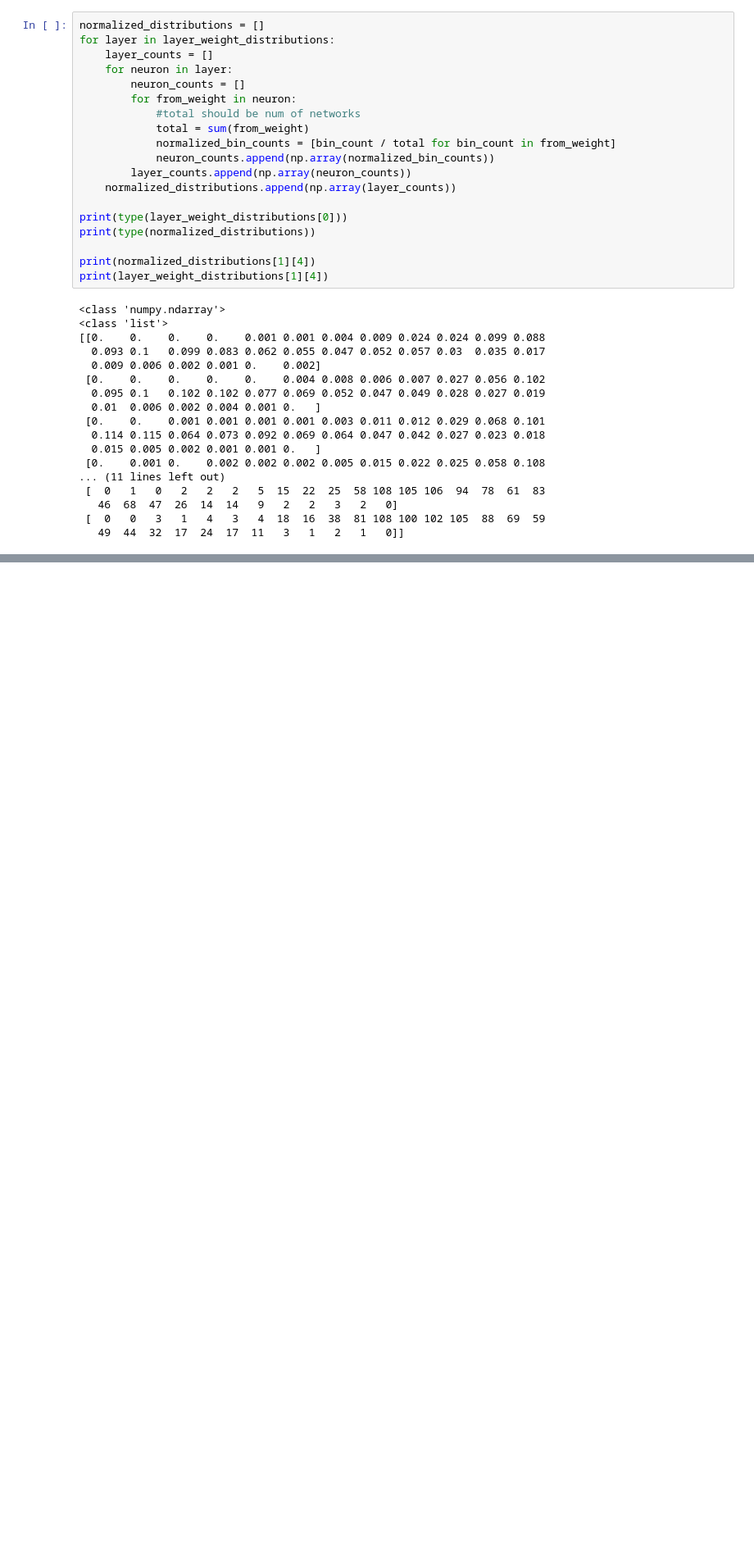
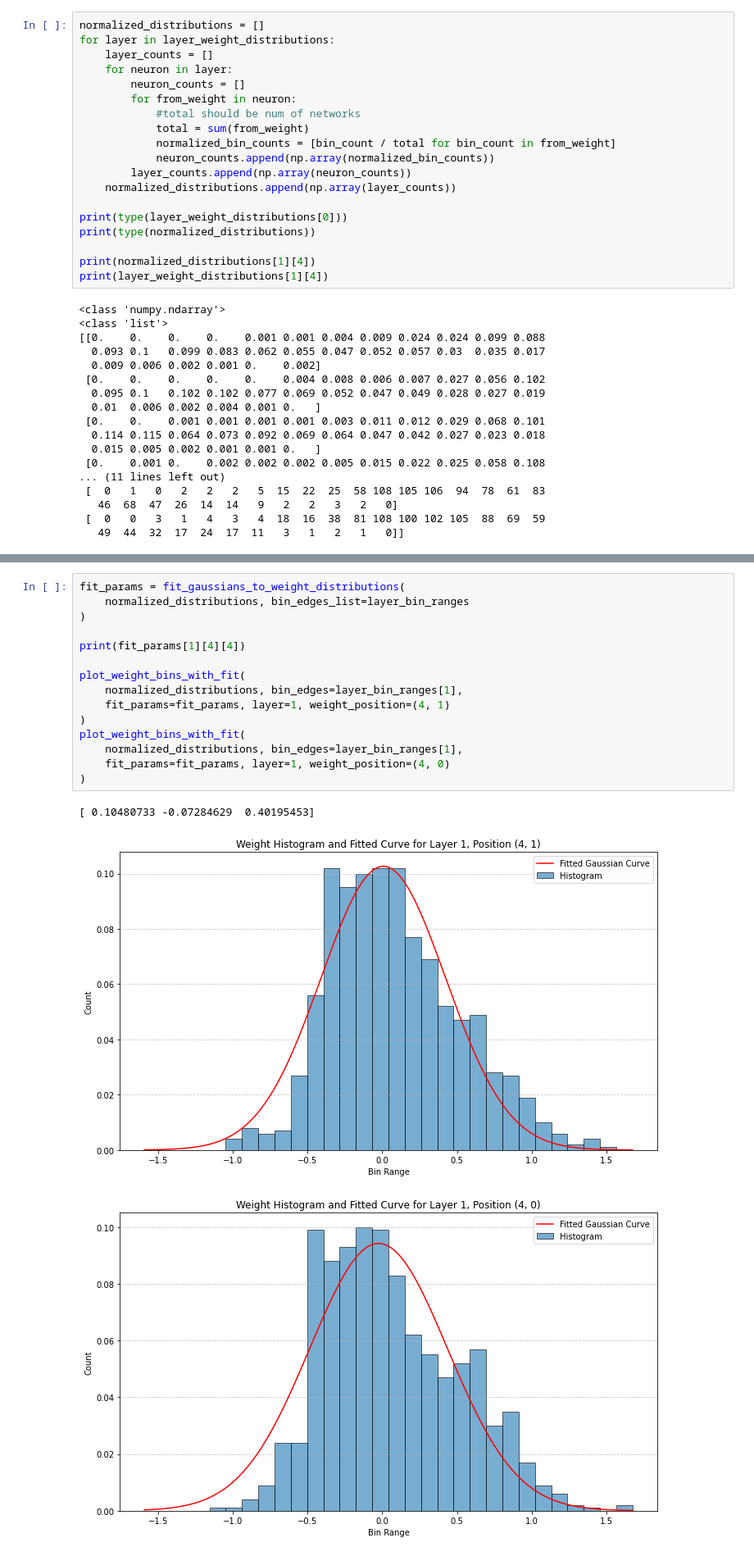
Before and after one commit to simoncole/GWAS-approach-to-NN-interp, a Jupyter notebook: binningWeights.ipynb, the cells around one changed output, grey strips where cells are left out. Shown at 82% size. Drawn from its saved outputs; the diff is of its cells as text; blank space fills up the shorter version.

Commit message:
changed distribution fitting implementation

```diff
--- a/binningWeights.ipynb
+++ b/binningWeights.ipynb
@@ -368,0 +409,19 @@ fit_curve_to_weight_bins(layer_weight_distributions, layer=1, weight_position=(4
+# %%
+fit_params = fit_gaussians_to_weight_distributions(
+    normalized_distributions, bin_edges_list=layer_bin_ranges
+)
+
+print(fit_params[1][4][4])
+
+plot_weight_bins_with_fit(
+    normalized_distributions, bin_edges=layer_bin_ranges[1],
+    fit_params=fit_params, layer=1, weight_position=(4, 1)
+)
+plot_weight_bins_with_fit(
+    normalized_distributions, bin_edges=layer_bin_ranges[1],
+    fit_params=fit_params, layer=1, weight_position=(4, 0)
+)
+# %% [output]
+[ 0.10480733 -0.07284629  0.40195453]
+[figure, added]
+[figure, added]
```
Also changed, not shown: parts of 3 cells of this notebook.
